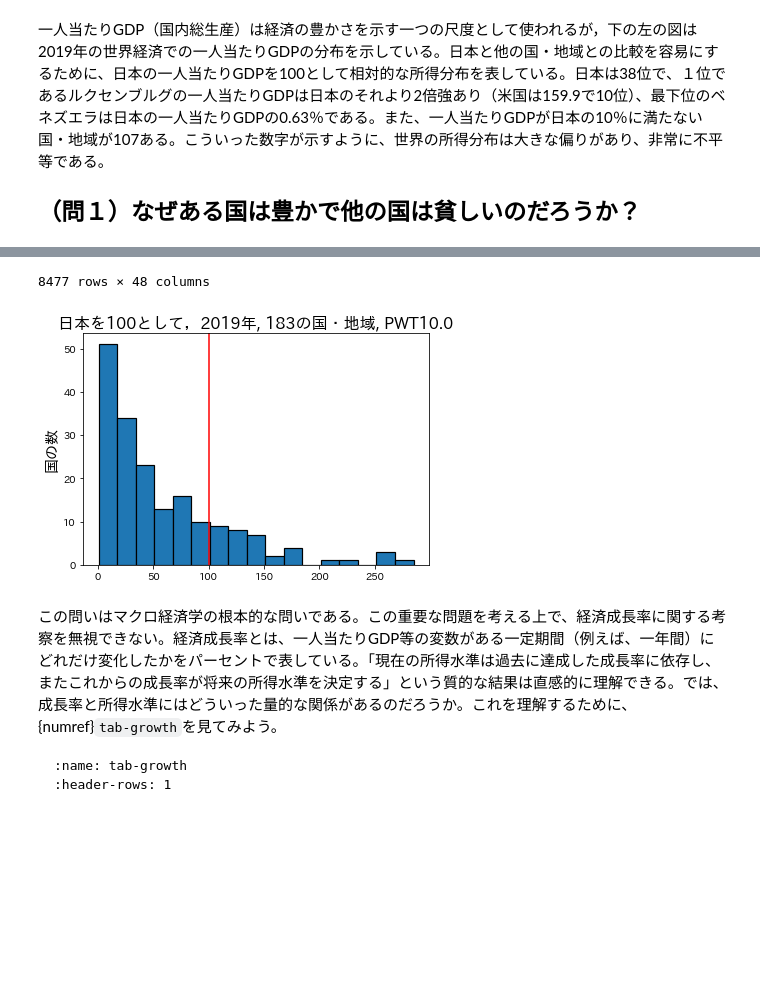
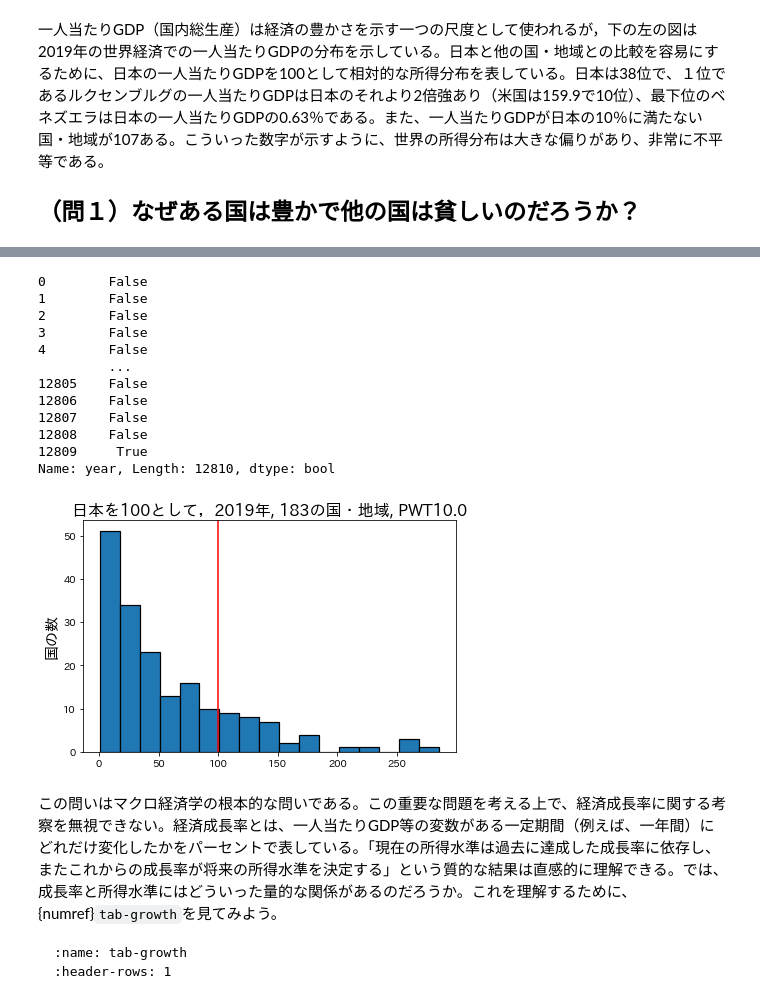
Before and after one commit to kackey0-1/ml_handson, a Jupyter notebook: economic_analysis/5a_Development_Accounting.ipynb, the cells around one changed output, grey strips where cells are left out. Drawn from its saved outputs; the diff is of its cells as text; code cells hidden in the pictures; blank space fills up the shorter version.

```diff
--- a/economic_analysis/5a_Development_Accounting.ipynb
+++ b/economic_analysis/5a_Development_Accounting.ipynb
@@ -61,5 +62,5 @@ ax.axvline(100, c='red')
 ax.set_ylabel('国の数', size=15)
 ax.set_title(f'日本を100として，2019年, {len(df2019)}の国・地域, PWT10.0', size=16)
 #fig.suptitle(f'１人当たり実質GDPの分布', size=22)
-# display(df.head())
+display(cond)
 # %% [output]
@@ -78,5 +67,16 @@ ax.set_title(f'日本を100として，2019年, {len(df2019)}の国・地域, PW
-8477 rows × 48 columns
+0        False
+1        False
+2        False
+3        False
+4        False
+         ...
+12805    False
+12806    False
+12807    False
+12808    False
+12809     True
+Name: year, Length: 12810, dtype: bool
-[figure, old version]
+[figure, new version]
 # %% [markdown]
 この問いはマクロ経済学の根本的な問いである。この重要な問題を考える上で、経済成長率に関する考察を無視できない。経済成長率とは、一人当たりGDP等の変数がある一定期間（例えば、一年間）にどれだけ変化したかをパーセントで表している。「現在の所得水準は過去に達成した成長率に依存し、またこれからの成長率が将来の所得水準を決定する」という質的な結果は直感的に理解できる。では、成長率と所得水準にはどういった量的な関係があるのだろうか。これを理解するために、{numref}`tab-growth`を見てみよう。
 
```
Also changed, not shown: parts of 15 cells of this notebook, 5 other files.
